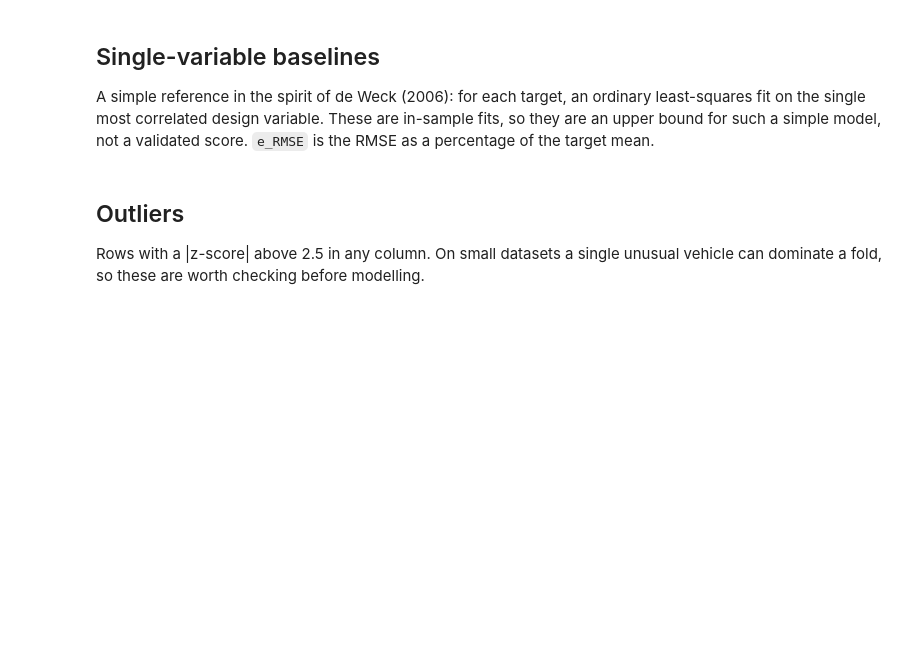
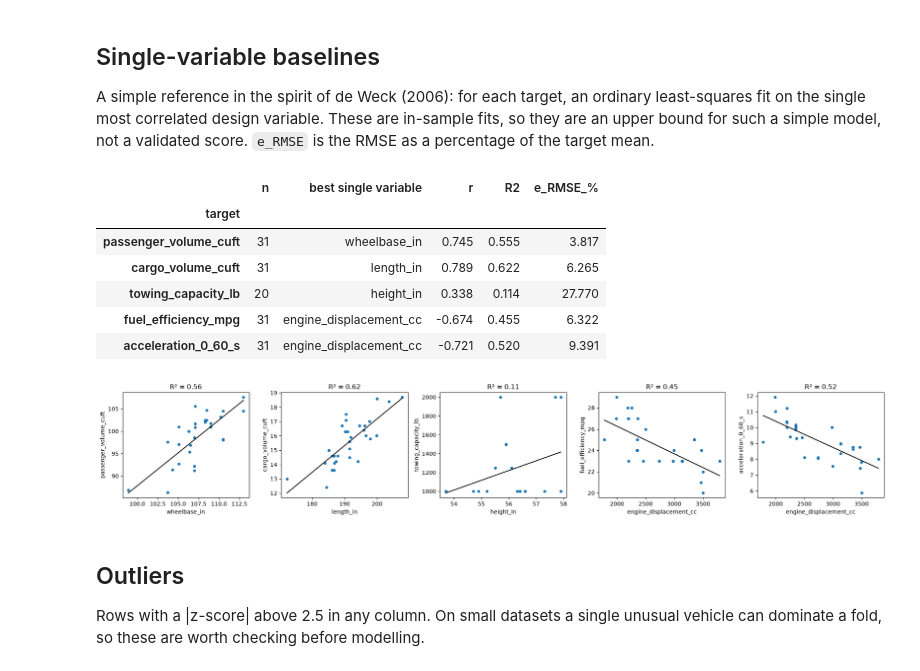
Before and after one commit to kivanho/small-data-model-selection, a Jupyter notebook: notebooks/01_explore_data.ipynb, the cells around one changed output. Saved outputs shown, nothing was run; the diff lists cells and outputs as text; code cells hidden in the pictures; blank space fills up the shorter version.

```diff
--- a/notebooks/01_explore_data.ipynb
+++ b/notebooks/01_explore_data.ipynb
@@ -60,26 +123,36 @@ fits, so they are an upper bound for such a simple model, not a validated score.
 # %%
 from sklearn.linear_model import LinearRegression
 
 X_filled = ds.X.fillna(ds.X.mean())
 fig, axes = plt.subplots(1, len(TARGETS), figsize=(4 * len(TARGETS), 3.6))
 rows = []
 for ax, target in zip(axes, TARGETS):
     best = corr[target].abs().idxmax()
     mask = ds.Y[target].notna()
     x, y = X_filled.loc[mask, [best]], ds.Y.loc[mask, target]
     fit = LinearRegression().fit(x, y)
     pred = fit.predict(x)
     r = np.corrcoef(x[best], y)[0, 1]
     e_rmse = 100 * np.sqrt(np.mean((pred - y) ** 2)) / y.mean()
-    rows.append({"target": target, "best single variable": best, "r": r, "R2": r**2, "e_RMSE_%": e_rmse})
+    rows.append({"target": target, "n": int(mask.sum()), "best single variable": best,
+                 "r": r, "R2": r**2, "e_RMSE_%": e_rmse})
     ax.scatter(x[best], y, s=18)
     order = np.argsort(x[best].values)
     ax.plot(x[best].values[order], pred[order], color="black")
     ax.set_xlabel(best)
     ax.set_ylabel(target)
     ax.set_title(f"R² = {r**2:.2f}")
 fig.tight_layout()
 pd.DataFrame(rows).set_index("target").round(3)
+# %% [output]
+|  | n | best single variable | r | R2 | e_RMSE_% |
+| target |  |  |  |  |  |
+| passenger_volume_cuft | 31 | wheelbase_in | 0.745 | 0.555 | 3.817 |
+| cargo_volume_cuft | 31 | length_in | 0.789 | 0.622 | 6.265 |
+| towing_capacity_lb | 20 | height_in | 0.338 | 0.114 | 27.770 |
+| fuel_efficiency_mpg | 31 | engine_displacement_cc | -0.674 | 0.455 | 6.322 |
+| acceleration_0_60_s | 31 | engine_displacement_cc | -0.721 | 0.520 | 9.391 |
+[figure, added]
 # %% [markdown]
 ## Outliers
 
```
Also changed, not shown: parts of 10 cells of this notebook, 11 other files.
